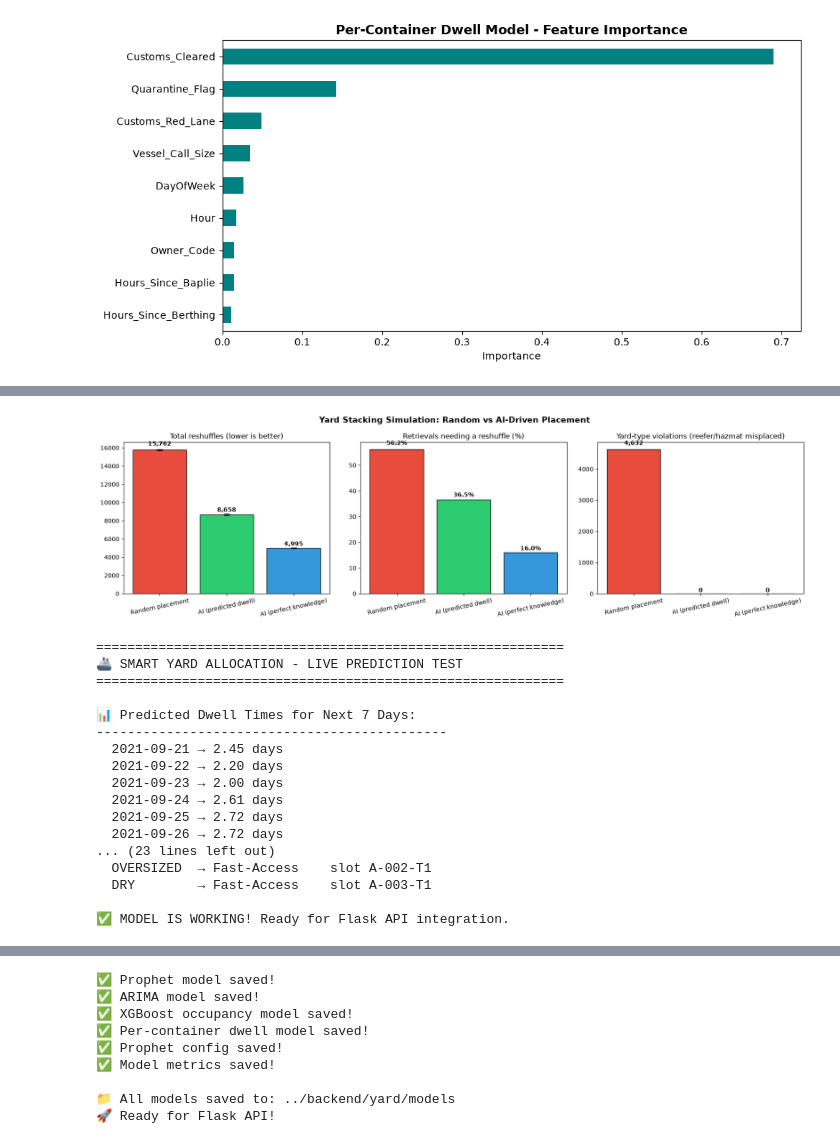
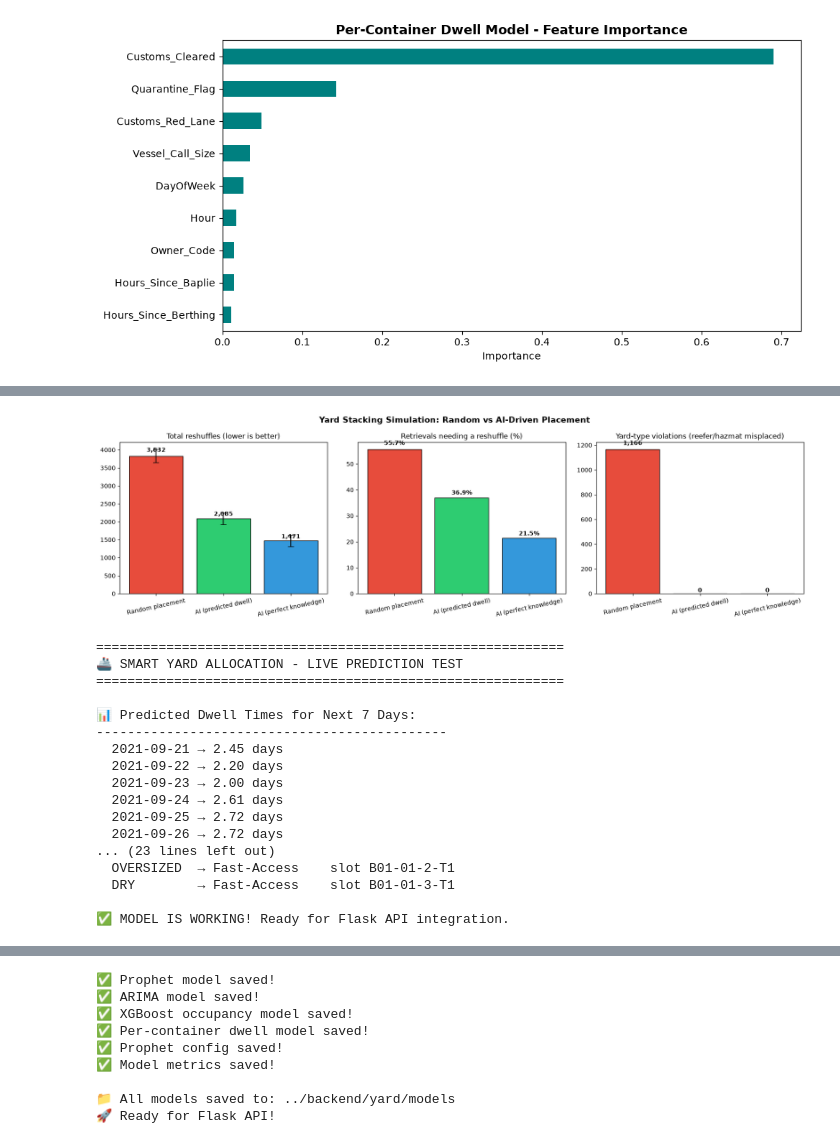
Before and after one commit to IsuJayasinghe/Final-Research, a Jupyter notebook: ml-models/YardAllocation.ipynb, the cells around one changed output, grey strips where cells are left out. Drawn from its saved outputs; the diff is of its cells as text; code cells hidden in the pictures.

```diff
--- a/ml-models/YardAllocation.ipynb
+++ b/ml-models/YardAllocation.ipynb
@@ -84,6 +84,11 @@ dwell['Date'] = dwell['Discharge_Time'].dt.date
 WINDOW_START = pd.Timestamp('2021-07-01')
 WINDOW_END = pd.Timestamp('2021-09-20')
 
+# Scope of the proposal: ONE yard block (Yard Block 01). The data covers the whole terminal
+# and does not record blocks, so the block is assumed to receive a fixed share of the
+# terminal's containers (a terminal of this size runs several blocks).
+BLOCK_SHARE = 0.25
+
 print("=" * 50)
 print("DWELL TIME CALCULATED SUCCESSFULLY")
 print("=" * 50)
@@ -711,8 +718,9 @@ DRY/OVERSIZED containers placed in the zone their ACTUAL dwell needed: 72.4%
 # PREDICTED dwell time from the per-container model (Cell 7B), never the real departure.
 # Container types: the Kaggle log does not record type, so each container is assigned a
 # type following the Colombo Port mix (container_yard_data.csv, Cell 8).
-# Yard: Colombo yard blocks, each made of stacks up to 4 containers high. Placement uses the
-# same zone engine as the API (backend/yard/zone_engine.py, imported in Cell 8).
+# Yard: ONE yard block (Yard Block 01) - bays x 6 rows x 4 tiers, each zone a range of bays.
+# The block receives BLOCK_SHARE of the containers (Cell 2): a random share is drawn per run.
+# Placement uses the same zone engine as the API (backend/yard/zone_engine.py, Cell 8).
 # Reshuffle = a container that must be moved because it sits on top of the one being retrieved.
 import random
 
@@ -725,15 +733,17 @@ def class_shares(dwell_days, floor=0.03):
     return {c: v / sum(shares.values()) for c, v in shares.items()}
 
 def yard_layout(total_slots, zone_shares):
-    """Stacks per block: special yards from the Colombo type mix, general blocks by dwell-class share."""
+    """Bay ranges of the block: reefer/hazardous zones from the Colombo type mix, the general
+    zones by dwell-class share. Returns {section: {'first_bay', 'bays', 'rows'}}."""
     general = type_mix.get('DRY', 0) + type_mix.get('OVERSIZED', 0)
-    block_share = {}
-    for dwell_cls, zone in DWELL_CLASS_ZONE.items():
-        for block in ZONES[zone]['blocks']:
-            block_share[block] = general * zone_shares[dwell_cls] / len(ZONES[zone]['blocks'])
-    block_share['Reefer_Yard_01'] = type_mix.get('REEFER', 0)
-    block_share['Hazardous_Yard_01'] = type_mix.get('HAZMAT', 0)
-    return {b: max(1, int(round(total_slots * share / TIER_HEIGHT))) for b, share in block_share.items()}
+    zone_share = {zone: general * zone_shares[cls] for cls, zone in DWELL_CLASS_ZONE.items()}
+    zone_share['Reefer'] = type_mix.get('REEFER', 0)
+    zone_share['Hazardous'] = type_mix.get('HAZMAT', 0)
+    return block_layout({zone: round(total_slots * share / TIER_HEIGHT) for zone, share in zone_share.items()})
+
+def block_sample(n, seed):
+    """Which containers go to Yard Block 01 (a random BLOCK_SHARE of them)."""
+    return np.random.default_rng(1000 + seed).random(n) < BLOCK_SHARE
 
 def run_simulation(arrival, departure, predicted_dwell, types, zone_shares, strategy, seed,
                    rule='empty_first', margin_h=24):
@@ -756,7 +766,7 @@ def run_simulation(arrival, departure, predicted_dwell, types, zone_shares, stra
         if kind == 1:
             if place(cid) is None:
                 continue
-            zone = BLOCK_ZONE[yard.block_of(cid)]
+            zone = SECTION_ZONE[yard.section_of(cid)]
             needed = SPECIAL_TYPE_ZONE.get(types[cid])
             if needed and zone != needed:
                 violations += 1                   # reefer without power / hazmat not isolated
@@ -772,7 +782,8 @@ def run_simulation(arrival, departure, predicted_dwell, types, zone_shares, stra
     return {'reshuffles': reshuffles, 'reshuffles_per_retrieval': reshuffles / max(retrievals, 1),
             'blocked_retrieval_pct': blocked / max(retrievals, 1) * 100,
             'type_violations': violations, 'misused_special_slots': misused_special,
-            'stacks': len(yard.stacks), 'peak_occupancy': peak, 'layout': layout}
+            'stacks': len(yard.stacks), 'bays': yard.bay_count, 'containers': len(arr_h),
+            'peak_occupancy': peak, 'layout': layout}
 
 # ---------------------------------------------------------------------------------
 # STEP 1 - Choose the AI stacking rule on a VALIDATION period (training data only)
@@ -783,11 +794,13 @@ c_fit, c_val = c_train[:val_cut], c_train[val_cut:]
 val_model = xgb.XGBRegressor(**dwell_model.get_params()).fit(c_fit[DWELL_FEATURES], np.log1p(c_fit['Dwell_Days']))
 val_pred = np.expm1(val_model.predict(c_val[DWELL_FEATURES])).clip(min=0)
 val_shares = class_shares(np.expm1(val_model.predict(c_fit[DWELL_FEATURES])))   # size zones by what the model predicts
-val_types = np.random.default_rng(100).choice(type_mix.index, size=len(c_val), p=type_mix.values)
-val_args = (c_val['Discharge_Time'].values, c_val['TruckOut_Time'].values, val_pred, val_types, val_shares)
+in_block = block_sample(len(c_val), 100)
+val_types = np.random.default_rng(100).choice(type_mix.index, size=in_block.sum(), p=type_mix.values)
+val_args = (c_val['Discharge_Time'].values[in_block], c_val['TruckOut_Time'].values[in_block],
+            val_pred[in_block], val_types, val_shares)
 
 val_random = run_simulation(*val_args, 'random', seed=100)['reshuffles']
-print(f"Validation ({len(c_val):,} containers) - random placement: {val_random:,} reshuffles")
+print(f"Validation ({in_block.sum():,} containers in the block) - random placement: {val_random:,} reshuffles")
 val_results = {}
 for rule, margin in [('best_fit', 0), ('empty_first', 0), ('empty_first', 12), ('empty_first', 24), ('empty_first', 36)]:
     r = run_simulation(*val_args, 'ai', seed=100, rule=rule, margin_h=margin)['reshuffles']
@@ -803,11 +816,12 @@ N_RUNS = 5                                        # different seeds for containe
 test_shares = class_shares(np.expm1(dwell_model.predict(c_train[DWELL_FEATURES])))
 results = {'Random placement': [], 'AI (predicted dwell)': [], 'AI (perfect knowledge)': []}
 for seed in range(N_RUNS):
-    types = np.random.default_rng(seed).choice(type_mix.index, size=len(c_test), p=type_mix.values)
-    args = (c_test['Discharge_Time'].values, c_test['TruckOut_Time'].values)
-    actual_dwell = c_test['Dwell_Days'].values
-    results['Random placement'].append(run_simulation(*args, c_pred, types, test_shares, 'random', seed))
-    results['AI (predicted dwell)'].append(run_simulation(*args, c_pred, types, test_shares, 'ai', seed, AI_RULE, AI_MARGIN))
+    in_block = block_sample(len(c_test), seed)        # the same containers for all three strategies
+    types = np.random.default_rng(seed).choice(type_mix.index, size=in_block.sum(), p=type_mix.values)
+    args = (c_test['Discharge_Time'].values[in_block], c_test['TruckOut_Time'].values[in_block])
+    predicted, actual_dwell = c_pred[in_block], c_test['Dwell_Days'].values[in_block]
+    results['Random placement'].append(run_simulation(*args, predicted, types, test_shares, 'random', seed))
+    results['AI (predicted dwell)'].append(run_simulation(*args, predicted, types, test_shares, 'ai', seed, AI_RULE, AI_MARGIN))
     results['AI (perfect knowledge)'].append(run_simulation(*args, actual_dwell, types, class_shares(actual_dwell), 'ai', seed, AI_RULE, AI_MARGIN))
 
 metrics = ['reshuffles', 'reshuffles_per_retrieval', 'blocked_retrieval_pct', 'type_violations', 'misused_special_slots']
@@ -820,11 +834,14 @@ reshuffle_reduction = (random_reshuffles - ai_reshuffles) / random_reshuffles *
 oracle_reduction = (random_reshuffles - summary.loc['reshuffles', 'AI (perfect knowledge)']) / random_reshuffles * 100
 
 print("=" * 60)
-print("YARD STACKING SIMULATION RESULTS (TEST CONTAINERS)")
+print("YARD STACKING SIMULATION RESULTS - YARD BLOCK 01 (TEST CONTAINERS)")
 print("=" * 60)
-print(f"Containers simulated: {len(c_test):,} (real Kaggle arrivals/departures)")
+containers_per_run = int(np.mean([r['containers'] for r in results['Random placement']]))
+print(f"Containers simulated: ~{containers_per_run:,} per run = {BLOCK_SHARE:.0%} of {len(c_test):,} test containers "
+      f"(real Kaggle arrivals/departures)")
 print(f"Container type mix (Colombo): {(type_mix * 100).round(1).to_dict()}")
-print(f"Yard: {results['Random placement'][0]['stacks']:,} stacks x {TIER_HEIGHT} tiers "
+print(f"{BLOCK_NAME}: {results['Random placement'][0]['bays']} bays x {ROWS_PER_BAY} rows = "
+      f"{results['Random placement'][0]['stacks']:,} stacks x {TIER_HEIGHT} tiers "
       f"(peak occupancy {results['Random placement'][0]['peak_occupancy']:,} = {YARD_FILL_AT_PEAK:.0%} full) | {N_RUNS} runs\n")
 print(summary.to_string())
 print(f"\nReshuffles (mean ± std over {N_RUNS} runs):")
@@ -880,5 +897,5 @@ Yard-type violations: random 4,632 vs AI 0
 ============================================================
-[figure, old version]
+[figure, new version]
 # %%
 # ============================================
 # CELL 10: LIVE PREDICTION TEST - Prophet + Zone Engine + Slot Assignment
@@ -941,8 +958,8 @@ print("\n✅ MODEL IS WORKING! Ready for Flask API integration.")
   2021-09-25 → 2.72 days
   2021-09-26 → 2.72 days
 ... (23 lines left out)
-  OVERSIZED  → Fast-Access    slot A-002-T1
-  DRY        → Fast-Access    slot A-003-T1
+  OVERSIZED  → Fast-Access    slot B01-01-2-T1
+  DRY        → Fast-Access    slot B01-01-3-T1
 
 ✅ MODEL IS WORKING! Ready for Flask API integration.
 # %%
```
Also changed, not shown: parts of 5 cells of this notebook, 13 other files.
